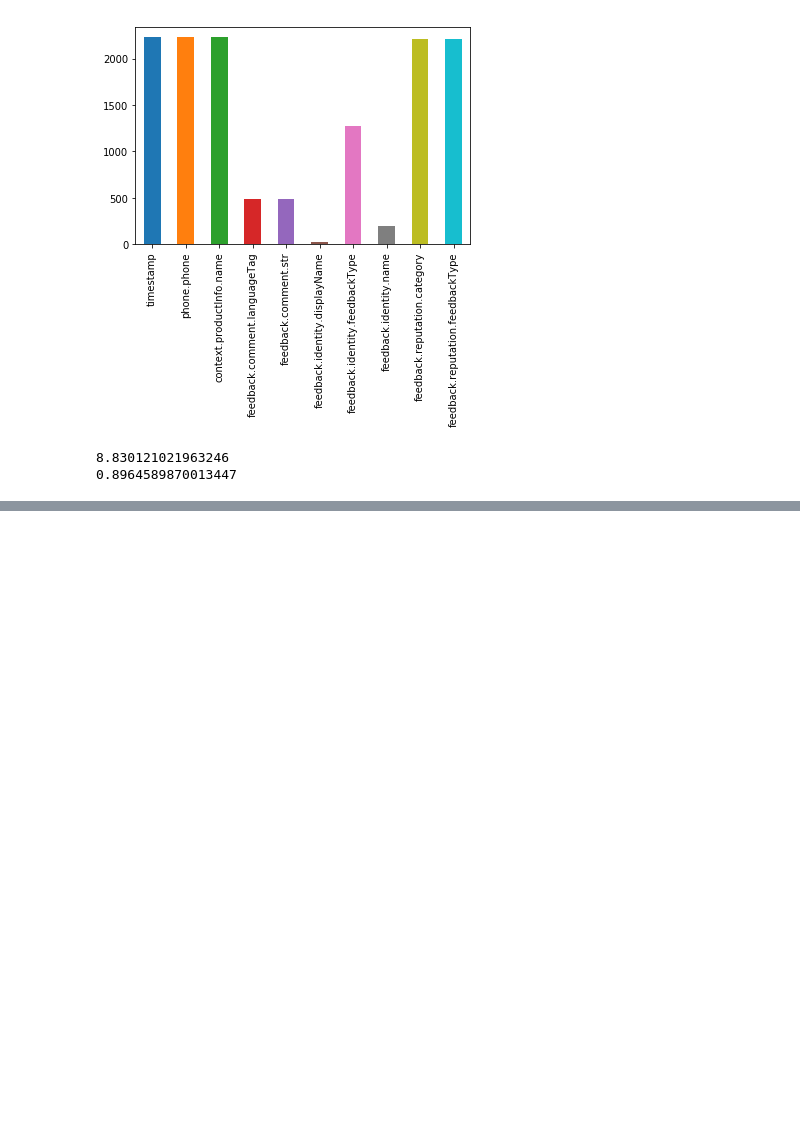
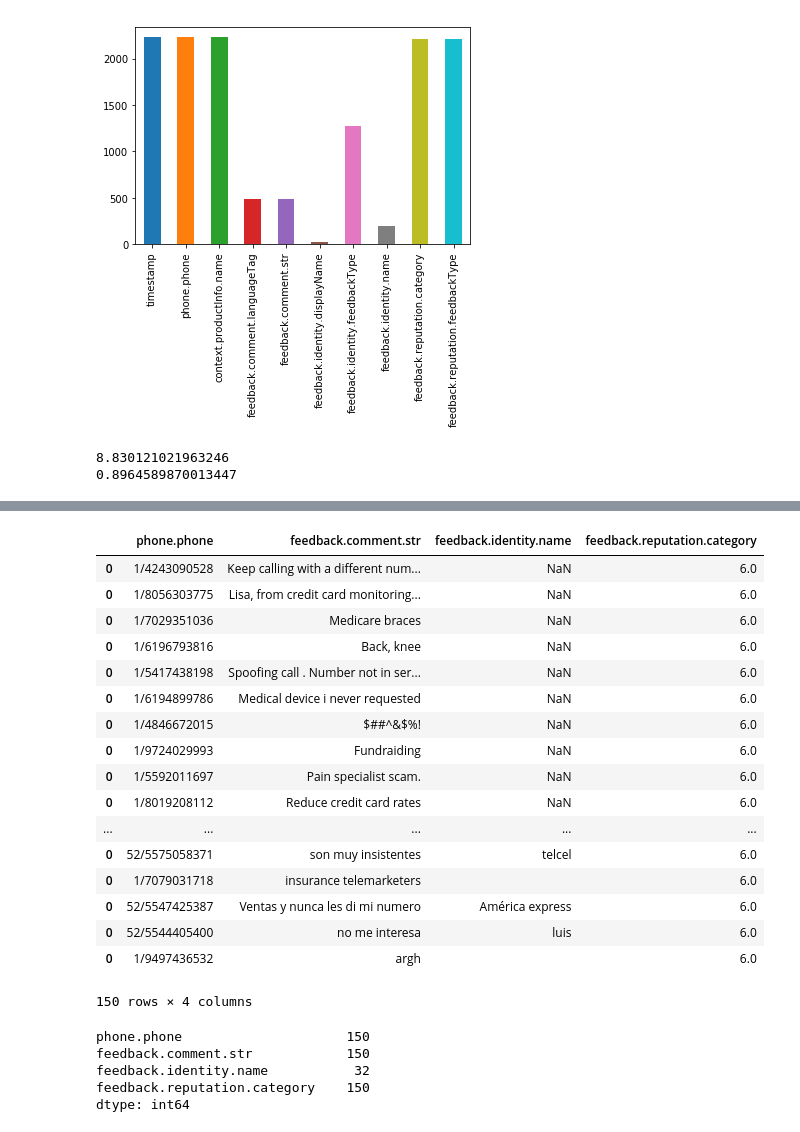
Before and after one commit to Mat-Rees/jupyter_notebooks, a Jupyter notebook: User_Feedback_Investigation.ipynb, the cells around one changed output, grey strips where cells are left out. Cells and saved outputs as stored; diff of their text form; code cells hidden in the pictures; blank space fills up the shorter version.

```diff
--- a/User_Feedback_Investigation.ipynb
+++ b/User_Feedback_Investigation.ipynb
@@ -190,0 +227,37 @@ print(percent_of_names)
+# %%
+ok_rep_cats = [1.0, 3.0, 4.0, 5.0, 6.0, 7.0]
+df[df['feedback.reputation.category'].isin(ok_rep_cats)][['phone.phone', 'feedback.comment.str',
+                                                          'feedback.identity.name', 'feedback.reputation.category']]
+
+filtered_results = identity_names[identity_names['feedback.reputation.category'].isin(ok_rep_cats)][['phone.phone', 'feedback.comment.str',
+                                                          'feedback.identity.name', 'feedback.reputation.category']]
+
+
+# only show user feedback where reputation feedback wasn't reporting scam/fraud
+# or other categories where impersination was likely
+display(filtered_results)
+filtered_results.count()
+# %% [output]
+|  | phone.phone | feedback.comment.str | feedback.identity.name | feedback.reputation.category |
+| 0 | 1/4243090528 | Keep calling with a different num... | NaN | 6.0 |
+| 0 | 1/8056303775 | Lisa, from credit card monitoring... | NaN | 6.0 |
+| 0 | 1/7029351036 | Medicare braces | NaN | 6.0 |
+| 0 | 1/6196793816 | Back, knee | NaN | 6.0 |
+| 0 | 1/5417438198 | Spoofing call . Number not in ser... | NaN | 6.0 |
+| 0 | 1/6194899786 | Medical device i never requested | NaN | 6.0 |
+| 0 | 1/4846672015 | $##^&$%! | NaN | 6.0 |
+| 0 | 1/9724029993 | Fundraiding | NaN | 6.0 |
+| 0 | 1/5592011697 | Pain specialist scam. | NaN | 6.0 |
+| 0 | 1/8019208112 | Reduce credit card rates | NaN | 6.0 |
+| ... | ... | ... | ... | ... |
+| 0 | 52/5575058371 | son muy insistentes | telcel | 6.0 |
+| 0 | 1/7079031718 | insurance telemarketers |  | 6.0 |
+| 0 | 52/5547425387 | Ventas y nunca les di mi numero | América express | 6.0 |
+| 0 | 52/5544405400 | no me interesa | luis | 6.0 |
+| 0 | 1/9497436532 | argh |  | 6.0 |
+150 rows × 4 columns
+phone.phone                     150
+feedback.comment.str            150
+feedback.identity.name           32
+feedback.reputation.category    150
+dtype: int64
```
Also changed, not shown: parts of 17 cells of this notebook.
